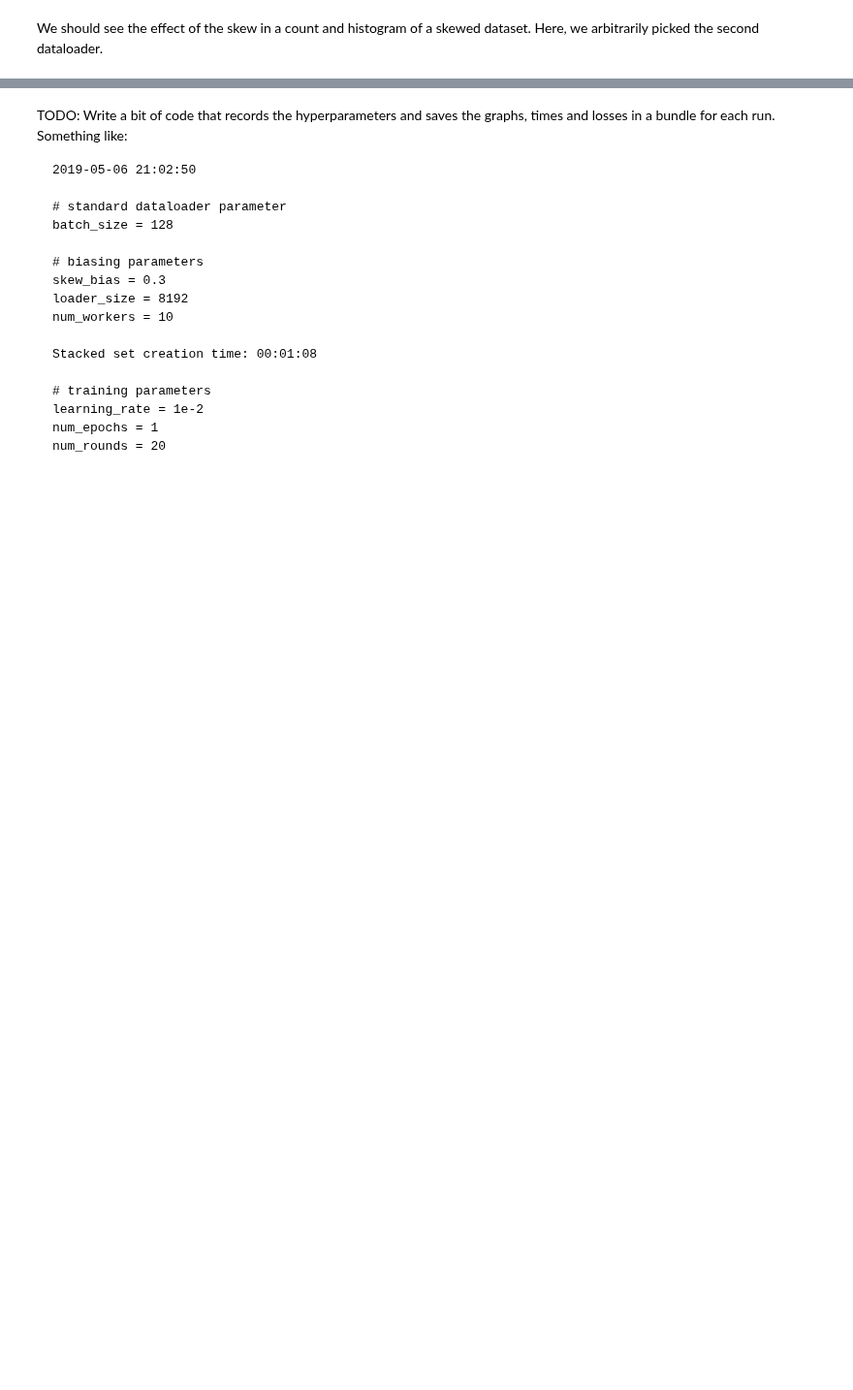
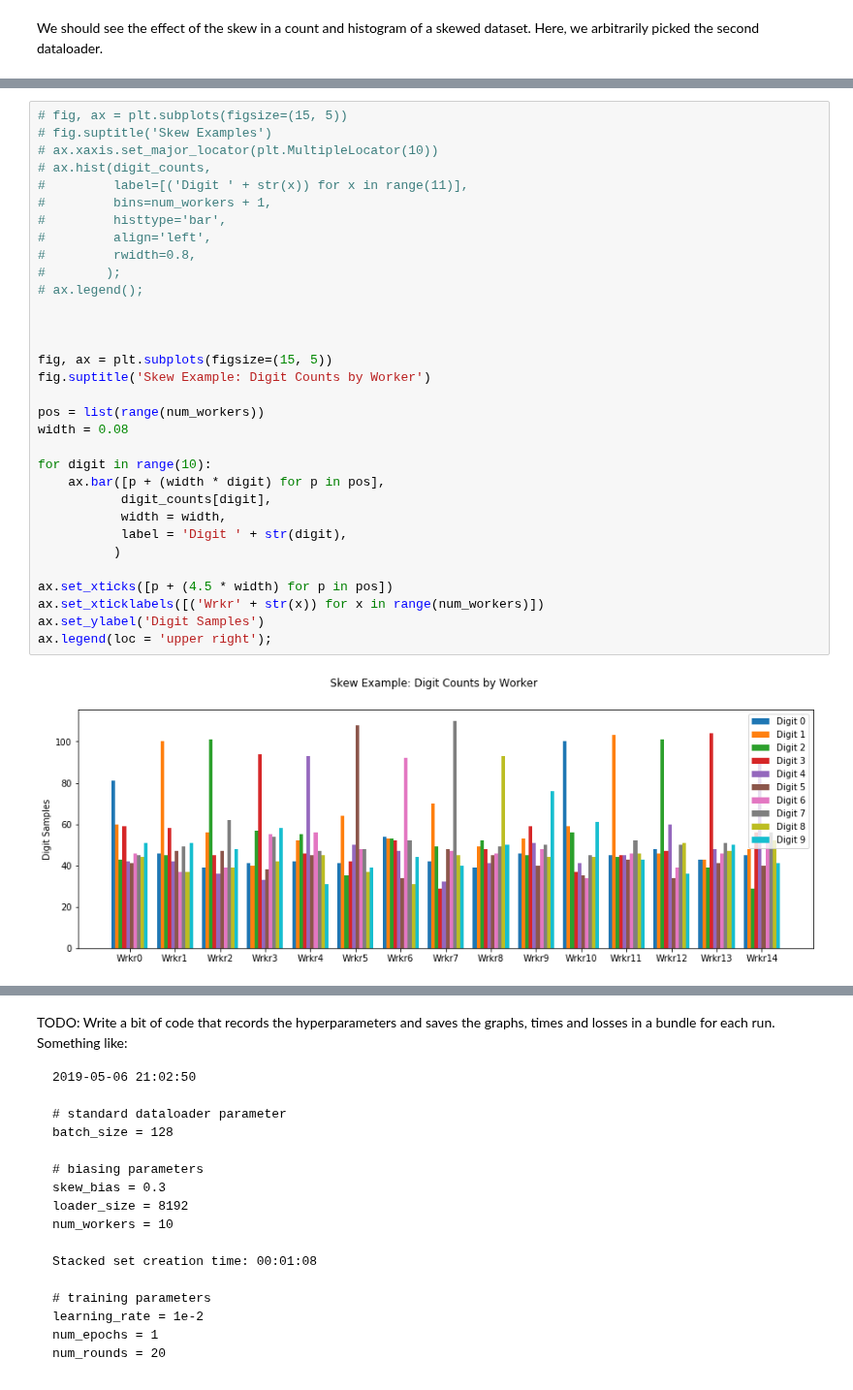
Before and after one commit to rmicallef/bfpytorch, a Jupyter notebook: MNIST-fed.ipynb, the cells around one changed output, grey strips where cells are left out. Shown at 97% size. Saved outputs shown, nothing was run; the diff lists cells and outputs as text; blank space fills up the shorter version.

```diff
--- a/MNIST-fed.ipynb
+++ b/MNIST-fed.ipynb
@@ -243,3 +271,37 @@ H = ax.hist(ys, bins=range(11), histtype='bar', align='left', rwidth=0.8)
+# %%
+# fig, ax = plt.subplots(figsize=(15, 5))
+# fig.suptitle('Skew Examples')
+# ax.xaxis.set_major_locator(plt.MultipleLocator(10))
+# ax.hist(digit_counts,
+#         label=[('Digit ' + str(x)) for x in range(11)],
+#         bins=num_workers + 1,
+#         histtype='bar',
+#         align='left',
+#         rwidth=0.8,
+#        );
+# ax.legend();
+
+
+
+fig, ax = plt.subplots(figsize=(15, 5))
+fig.suptitle('Skew Example: Digit Counts by Worker')
+
+pos = list(range(num_workers))
+width = 0.08
+
+for digit in range(10):
+    ax.bar([p + (width * digit) for p in pos],
+           digit_counts[digit],
+           width = width,
+           label = 'Digit ' + str(digit),
+          )
+
+ax.set_xticks([p + (4.5 * width) for p in pos])
+ax.set_xticklabels([('Wrkr' + str(x)) for x in range(num_workers)])
+ax.set_ylabel('Digit Samples')
+ax.legend(loc = 'upper right');
+# %% [output]
+[figure, added]
 # %%
 import federated
 
```
Also changed, not shown: parts of 14 cells of this notebook, 1 other file.
